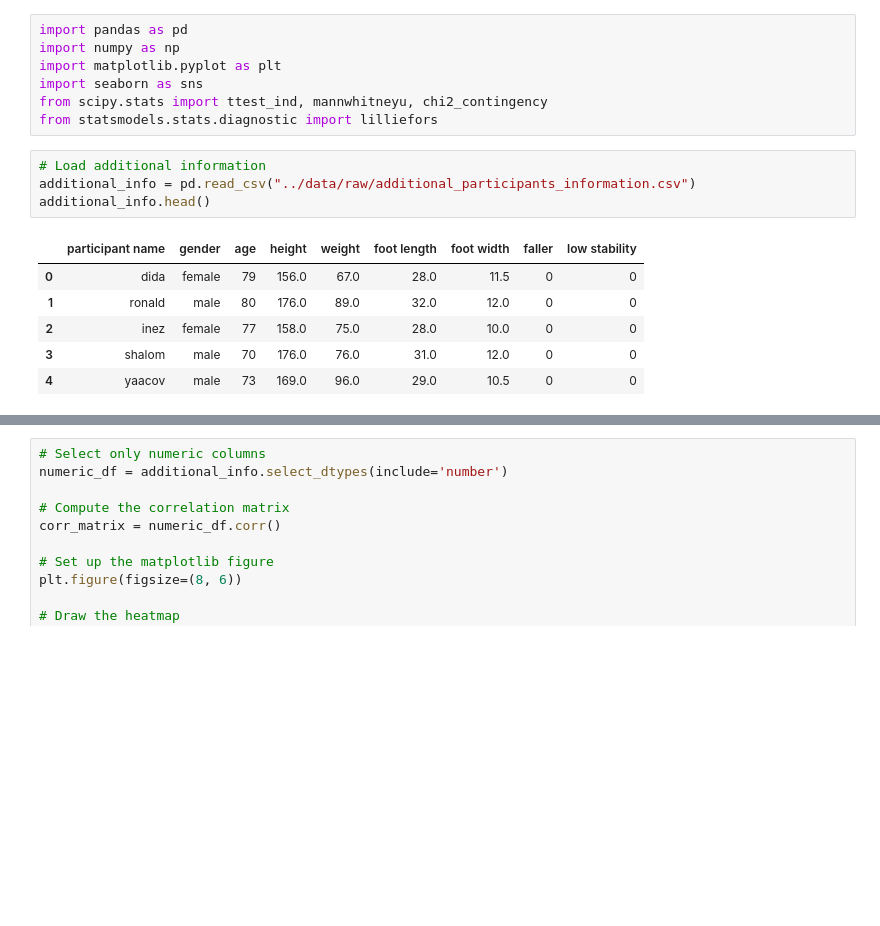
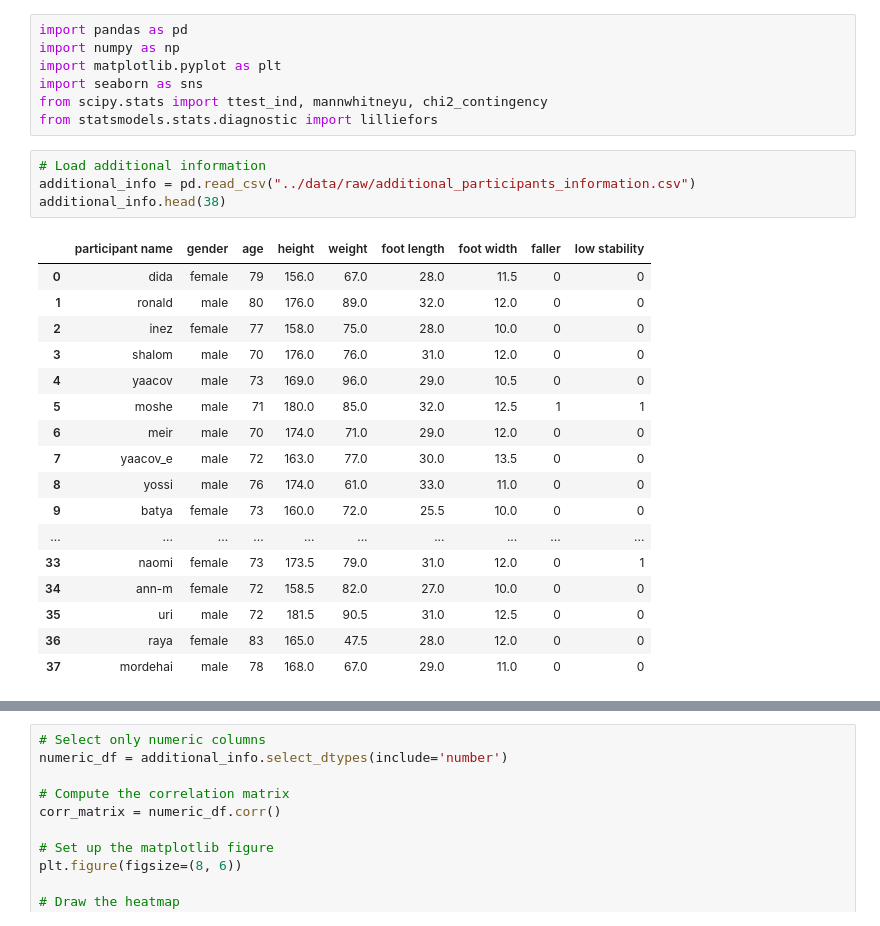
Before and after one commit to shahafgev/fall_risk_analysis, a Jupyter notebook: notebooks/additional_info_bias.ipynb, the cells around one changed output, grey strips where cells are left out. Cells and saved outputs as stored; diff of their text form; blank space fills up the shorter version.

```diff
--- a/notebooks/additional_info_bias.ipynb
+++ b/notebooks/additional_info_bias.ipynb
@@ -15,11 +15,22 @@ from statsmodels.stats.diagnostic import lilliefors
 # %%
 # Load additional information
 additional_info = pd.read_csv("../data/raw/additional_participants_information.csv")
-additional_info.head()
+additional_info.head(38)
 # %% [output]
 |  | participant name | gender | age | height | weight | foot length | foot width | faller | low stability |
 | 0 | dida | female | 79 | 156.0 | 67.0 | 28.0 | 11.5 | 0 | 0 |
 | 1 | ronald | male | 80 | 176.0 | 89.0 | 32.0 | 12.0 | 0 | 0 |
 | 2 | inez | female | 77 | 158.0 | 75.0 | 28.0 | 10.0 | 0 | 0 |
 | 3 | shalom | male | 70 | 176.0 | 76.0 | 31.0 | 12.0 | 0 | 0 |
 | 4 | yaacov | male | 73 | 169.0 | 96.0 | 29.0 | 10.5 | 0 | 0 |
+| 5 | moshe | male | 71 | 180.0 | 85.0 | 32.0 | 12.5 | 1 | 1 |
+| 6 | meir | male | 70 | 174.0 | 71.0 | 29.0 | 12.0 | 0 | 0 |
+| 7 | yaacov_e | male | 72 | 163.0 | 77.0 | 30.0 | 13.5 | 0 | 0 |
+| 8 | yossi | male | 76 | 174.0 | 61.0 | 33.0 | 11.0 | 0 | 0 |
+| 9 | batya | female | 73 | 160.0 | 72.0 | 25.5 | 10.0 | 0 | 0 |
+| ... | ... | ... | ... | ... | ... | ... | ... | ... | ... |
+| 33 | naomi | female | 73 | 173.5 | 79.0 | 31.0 | 12.0 | 0 | 1 |
+| 34 | ann-m | female | 72 | 158.5 | 82.0 | 27.0 | 10.0 | 0 | 0 |
+| 35 | uri | male | 72 | 181.5 | 90.5 | 31.0 | 12.5 | 0 | 0 |
+| 36 | raya | female | 83 | 165.0 | 47.5 | 28.0 | 12.0 | 0 | 0 |
+| 37 | mordehai | male | 78 | 168.0 | 67.0 | 29.0 | 11.0 | 0 | 0 |
```
Also changed, not shown: parts of 4 cells of this notebook, 16 other files.
